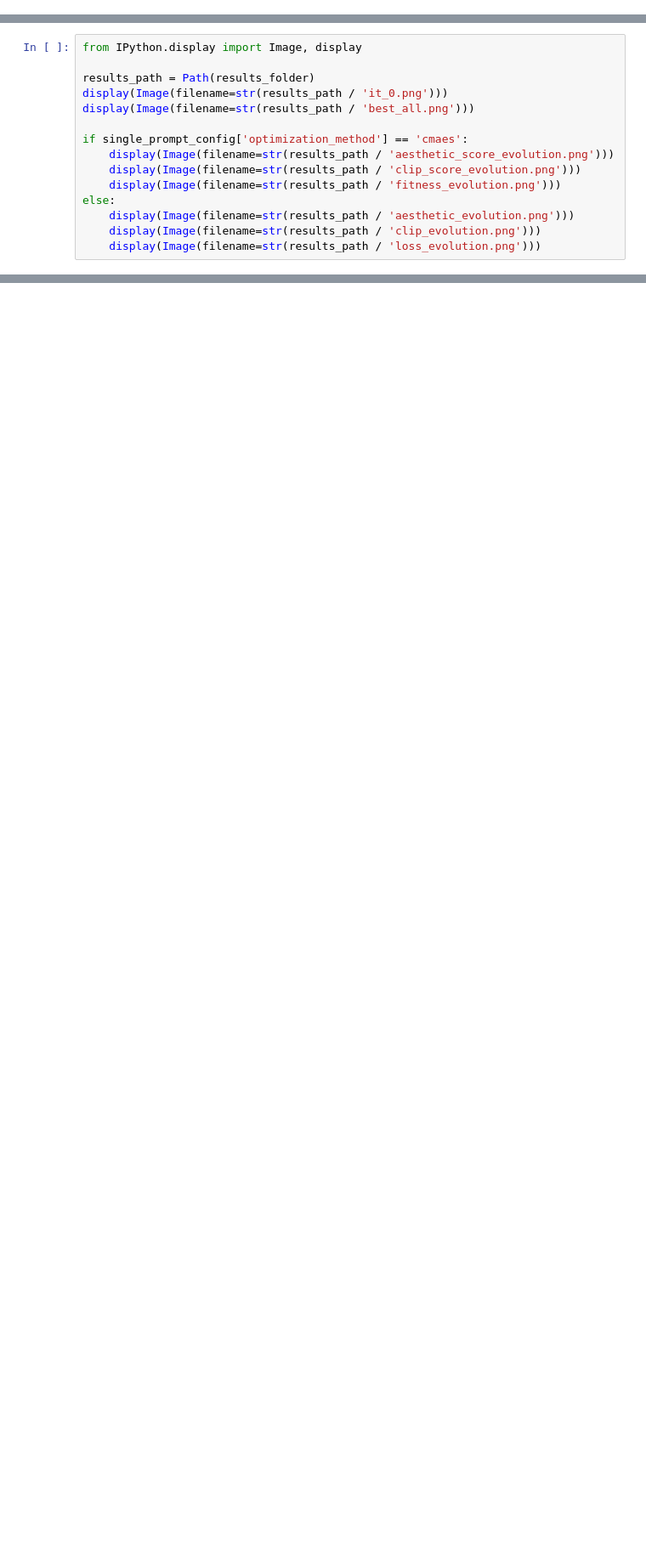
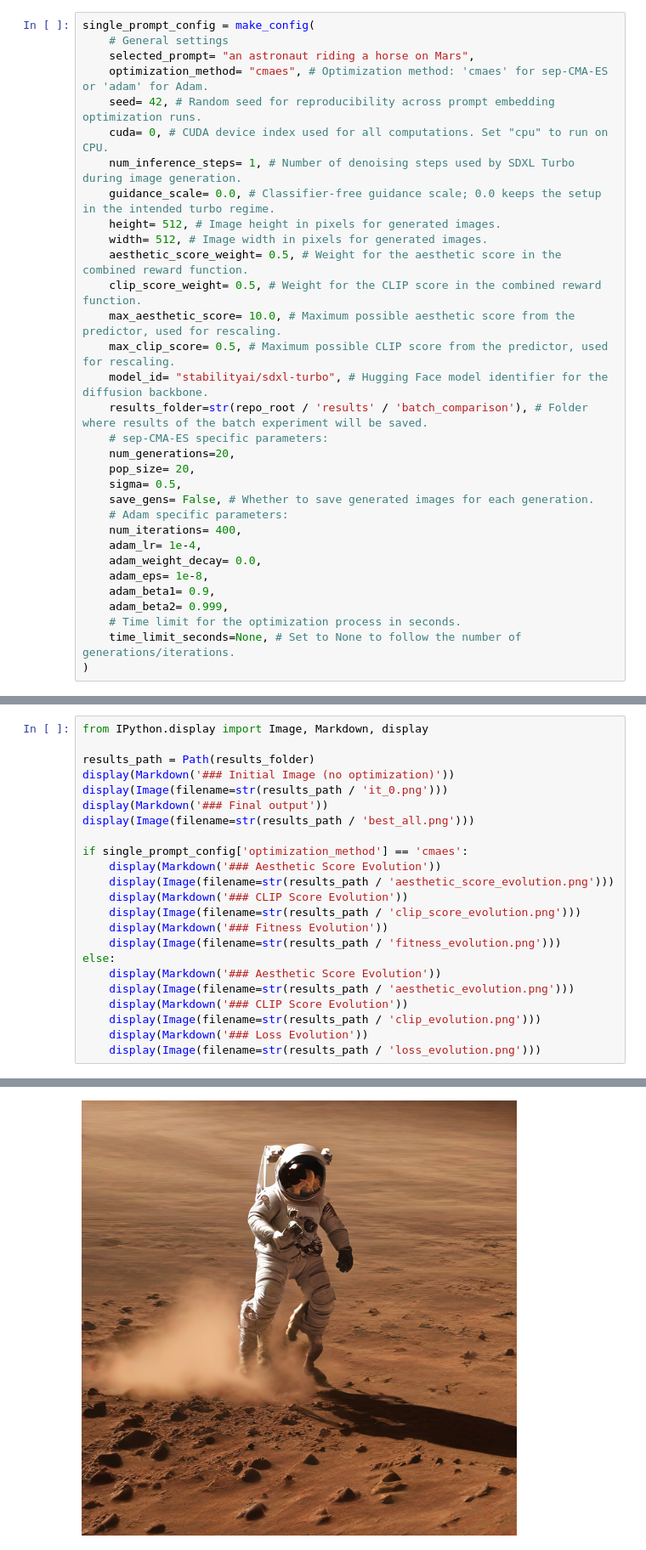
Before and after one commit to domiciopereiraneto/ope_experiments, a Jupyter notebook: notebook/single_prompt_example.ipynb, the cells around one changed output, grey strips where cells are left out. Shown at 85% size. Drawn from its saved outputs; the diff is of its cells as text; blank space fills up the shorter version.

```diff
--- a/notebook/single_prompt_example.ipynb
+++ b/notebook/single_prompt_example.ipynb
@@ -37,3 +17,35 @@ single_prompt_config
+# %%
+single_prompt_config = make_config(
+    # General settings
+    selected_prompt= "an astronaut riding a horse on Mars",
+    optimization_method= "cmaes", # Optimization method: 'cmaes' for sep-CMA-ES or 'adam' for Adam.
+    seed= 42, # Random seed for reproducibility across prompt embedding optimization runs.
+    cuda= 0, # CUDA device index used for all computations. Set "cpu" to run on CPU.
+    num_inference_steps= 1, # Number of denoising steps used by SDXL Turbo during image generation.
+    guidance_scale= 0.0, # Classifier-free guidance scale; 0.0 keeps the setup in the intended turbo regime.
+    height= 512, # Image height in pixels for generated images.
+    width= 512, # Image width in pixels for generated images.
+    aesthetic_score_weight= 0.5, # Weight for the aesthetic score in the combined reward function.
+    clip_score_weight= 0.5, # Weight for the CLIP score in the combined reward function.
+    max_aesthetic_score= 10.0, # Maximum possible aesthetic score from the predictor, used for rescaling.
+    max_clip_score= 0.5, # Maximum possible CLIP score from the predictor, used for rescaling.
+    model_id= "stabilityai/sdxl-turbo", # Hugging Face model identifier for the diffusion backbone.
+    results_folder=str(repo_root / 'results' / 'batch_comparison'), # Folder where results of the batch experiment will be saved.
+    # sep-CMA-ES specific parameters:
+    num_generations=20,
+    pop_size= 20,
+    sigma= 0.5,
+    save_gens= False, # Whether to save generated images for each generation.
+    # Adam specific parameters:
+    num_iterations= 400,
+    adam_lr= 1e-4,
+    adam_weight_decay= 0.0,
+    adam_eps= 1e-8,
+    adam_beta1= 0.9,
+    adam_beta2= 0.999,
+    # Time limit for the optimization process in seconds.
+    time_limit_seconds=None, # Set to None to follow the number of generations/iterations.
+)
 # %%
 results_folder = run_single_prompt_experiment(single_prompt_config)
 results_folder
@@ -40,15 +71,24 @@ results_folder
 # %%
-from IPython.display import Image, display
+from IPython.display import Image, Markdown, display
 
 results_path = Path(results_folder)
+display(Markdown('### Initial Image (no optimization)'))
 display(Image(filename=str(results_path / 'it_0.png')))
+display(Markdown('### Final output'))
 display(Image(filename=str(results_path / 'best_all.png')))
 
 if single_prompt_config['optimization_method'] == 'cmaes':
+    display(Markdown('### Aesthetic Score Evolution'))
     display(Image(filename=str(results_path / 'aesthetic_score_evolution.png')))
+    display(Markdown('### CLIP Score Evolution'))
     display(Image(filename=str(results_path / 'clip_score_evolution.png')))
+    display(Markdown('### Fitness Evolution'))
     display(Image(filename=str(results_path / 'fitness_evolution.png')))
 else:
+    display(Markdown('### Aesthetic Score Evolution'))
     display(Image(filename=str(results_path / 'aesthetic_evolution.png')))
+    display(Markdown('### CLIP Score Evolution'))
     display(Image(filename=str(results_path / 'clip_evolution.png')))
+    display(Markdown('### Loss Evolution'))
     display(Image(filename=str(results_path / 'loss_evolution.png')))
+# %% [output]
@@ -54,0 +96 @@ else:
+[figure, added]
```
Also changed, not shown: parts of 4 cells of this notebook, 5 other files.
